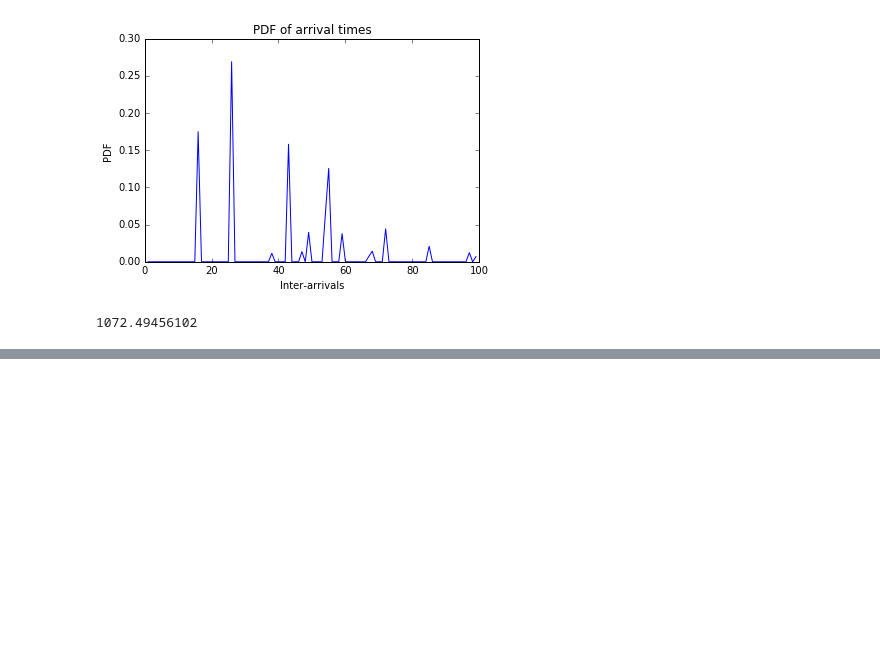
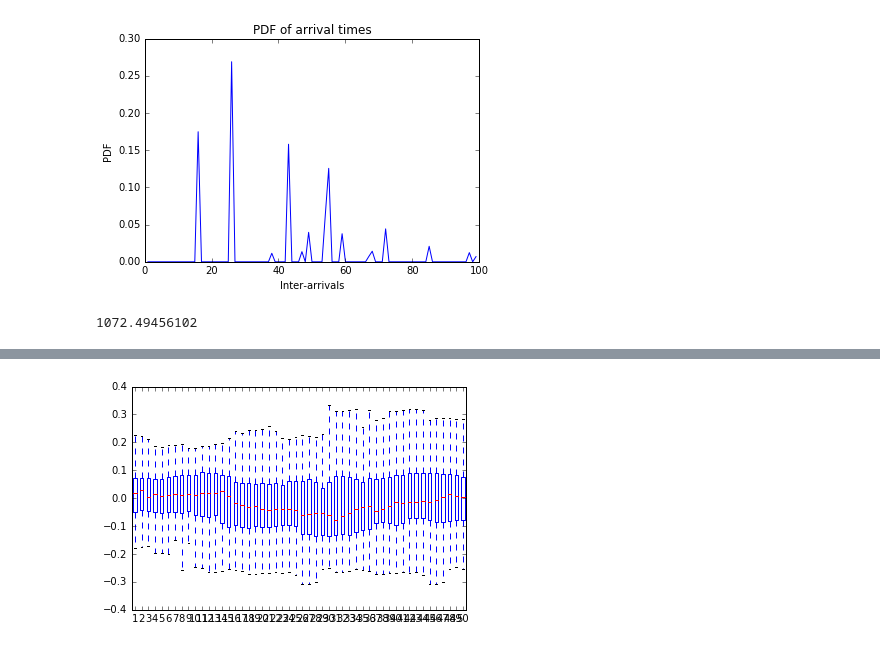
Before and after one commit to khalilmebarkia/BMEVITTD069, a Jupyter notebook: Traffic-Analysis.ipynb, the cells around one changed output, grey strips where cells are left out. Cells and saved outputs as stored; diff of their text form; code cells hidden in the pictures; blank space fills up the shorter version.

```diff
--- a/Traffic-Analysis.ipynb
+++ b/Traffic-Analysis.ipynb
@@ -130,6 +134,11 @@ plt.plot(IDC)
 # %%
 # Correlation
-ccorrInt = np.corrcoef(interArrShifted[0:pp])
+ccorrInt = np.ma.corrcoef(interArrShifted[0:50])
+plt.figure()
+plt.boxplot(ccorrInt, 0, '')
+plt.savefig("Correlation.png")
+# %% [output]
+[figure, added]
 # %%
 #IDI
 
```
Also changed, not shown: parts of 6 cells of this notebook.
